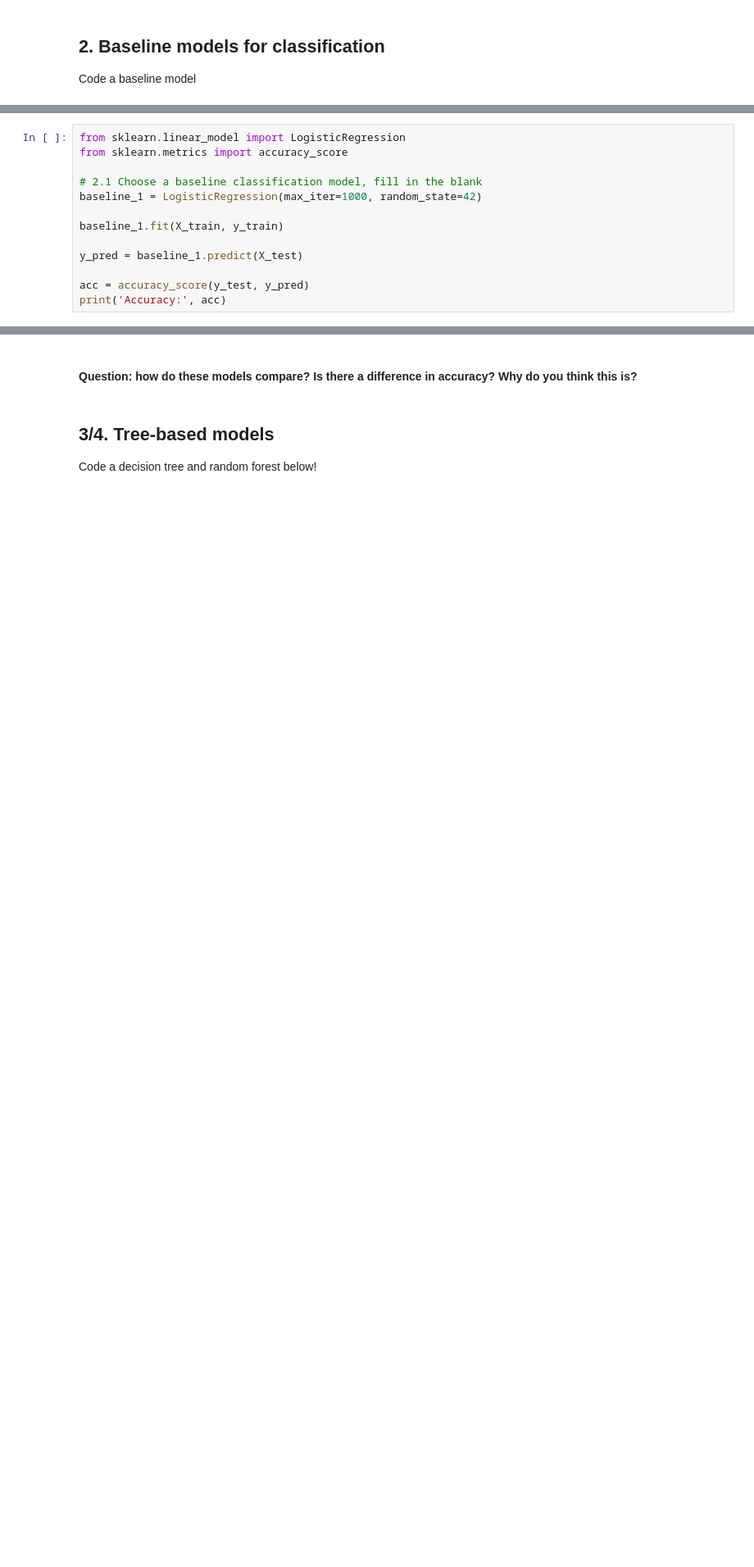
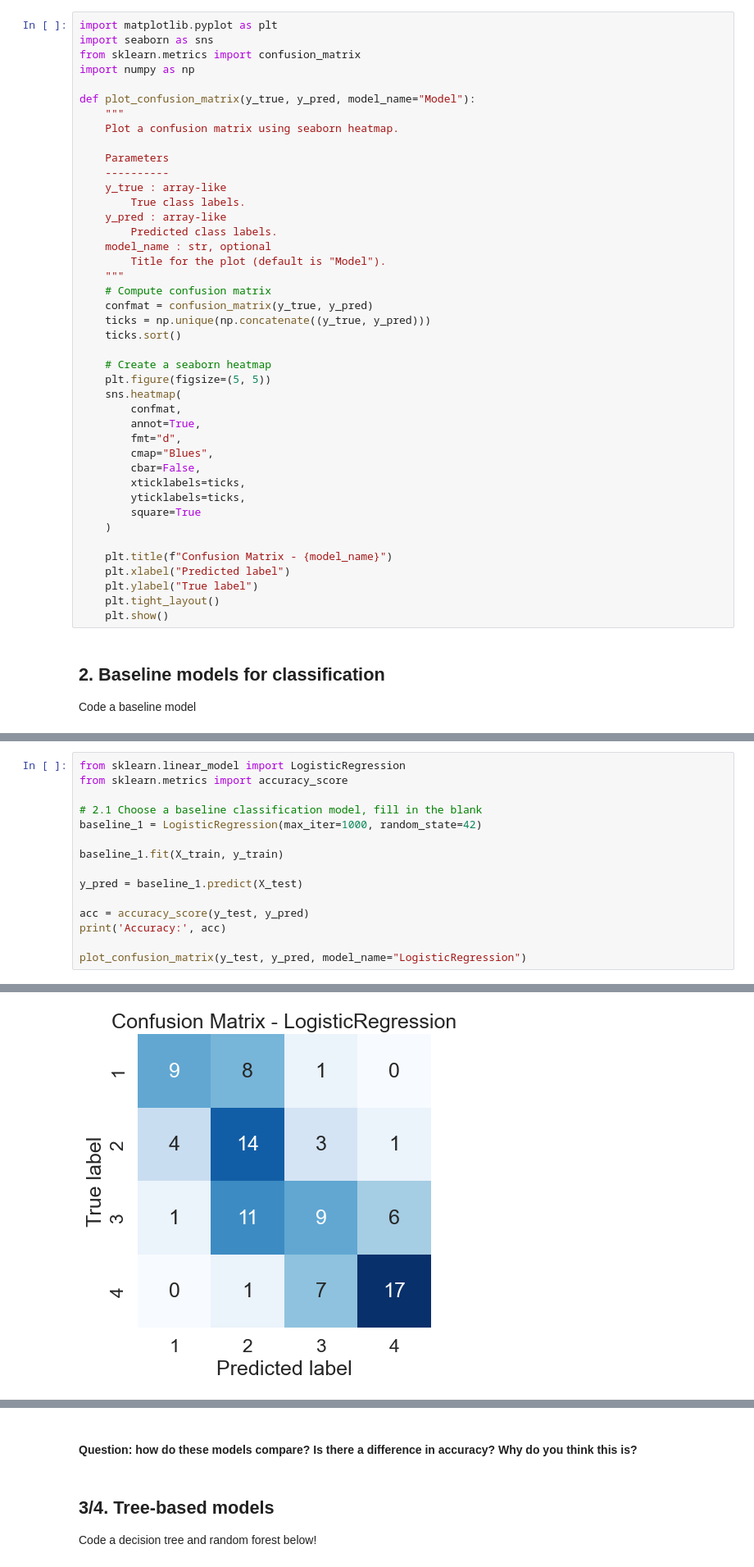
Before and after one commit to AILAB-CEFET-RJ/ml4ds, a Jupyter notebook: Classification_students.ipynb, the cells around one changed output, grey strips where cells are left out. Shown at 82% size. Drawn from its saved outputs; the diff is of its cells as text; blank space fills up the shorter version.

Commit message:
Create function to plot confusion matrix

```diff
--- a/Classification_students.ipynb
+++ b/Classification_students.ipynb
@@ -103,3 +132,45 @@ plt.show()
+# %%
+import matplotlib.pyplot as plt
+import seaborn as sns
+from sklearn.metrics import confusion_matrix
+import numpy as np
+
+def plot_confusion_matrix(y_true, y_pred, model_name="Model"):
+    """
+    Plot a confusion matrix using seaborn heatmap.
+
+    Parameters
+    ----------
+    y_true : array-like
+        True class labels.
+    y_pred : array-like
+        Predicted class labels.
+    model_name : str, optional
+        Title for the plot (default is "Model").
+    """
+    # Compute confusion matrix
+    confmat = confusion_matrix(y_true, y_pred)
+    ticks = np.unique(np.concatenate((y_true, y_pred)))
+    ticks.sort()
+
+    # Create a seaborn heatmap
+    plt.figure(figsize=(5, 5))
+    sns.heatmap(
+        confmat,
+        annot=True,
+        fmt="d",
+        cmap="Blues",
+        cbar=False,
+        xticklabels=ticks,
+        yticklabels=ticks,
+        square=True
+    )
+
+    plt.title(f"Confusion Matrix - {model_name}")
+    plt.xlabel("Predicted label")
+    plt.ylabel("True label")
+    plt.tight_layout()
+    plt.show()
 # %% [markdown]
 ## 2. Baseline models for classification
 Code a baseline model
@@ -124,3 +198,6 @@ y_pred = baseline_1.predict(X_test)
 
 acc = accuracy_score(y_test, y_pred)
 print('Accuracy:', acc)
+
+plot_confusion_matrix(y_test, y_pred, model_name="LogisticRegression")
+# %% [output]
@@ -127,3 +205,4 @@ print('Accuracy:', acc)
+[figure, added]
 # %%
 from sklearn.neighbors import KNeighborsClassifier
 from sklearn.metrics import accuracy_score
```
Also changed, not shown: parts of 25 cells of this notebook.
